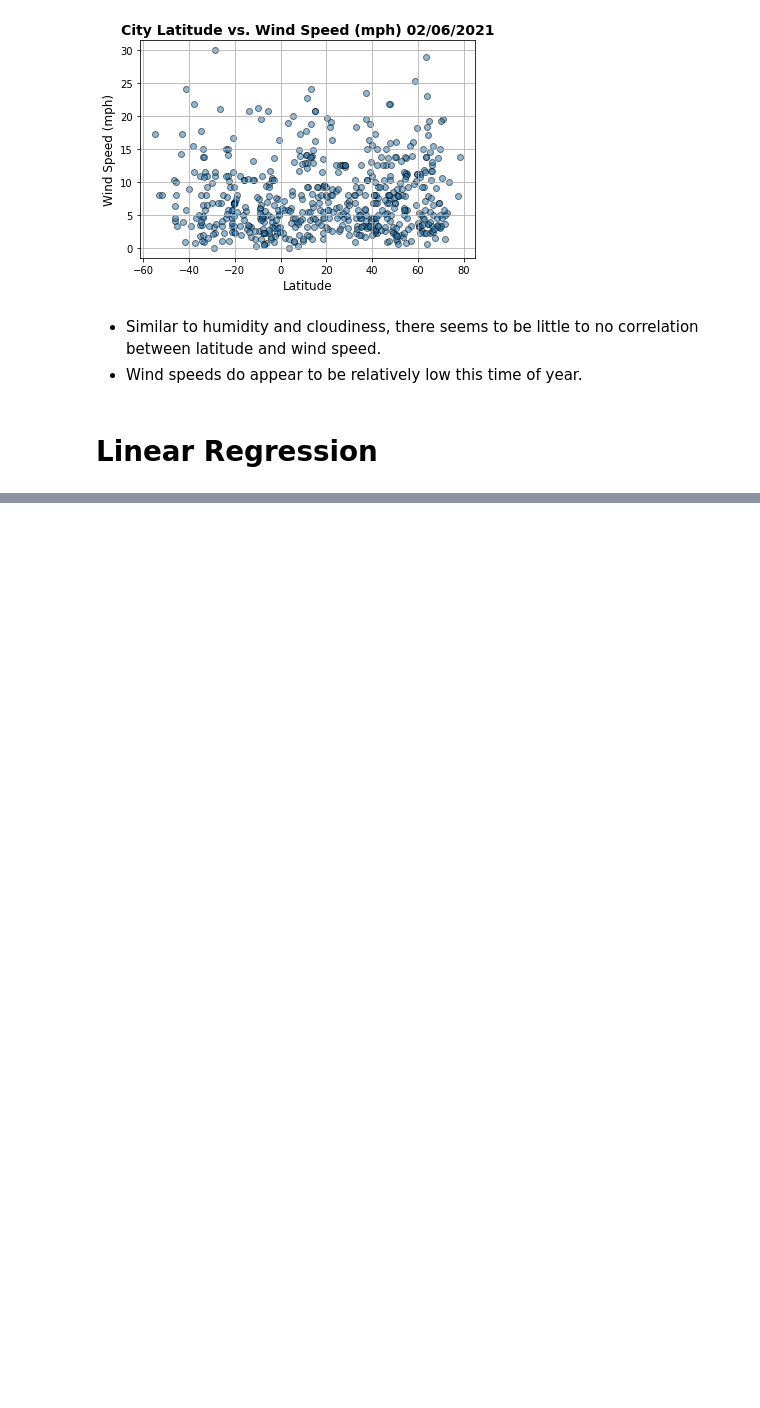
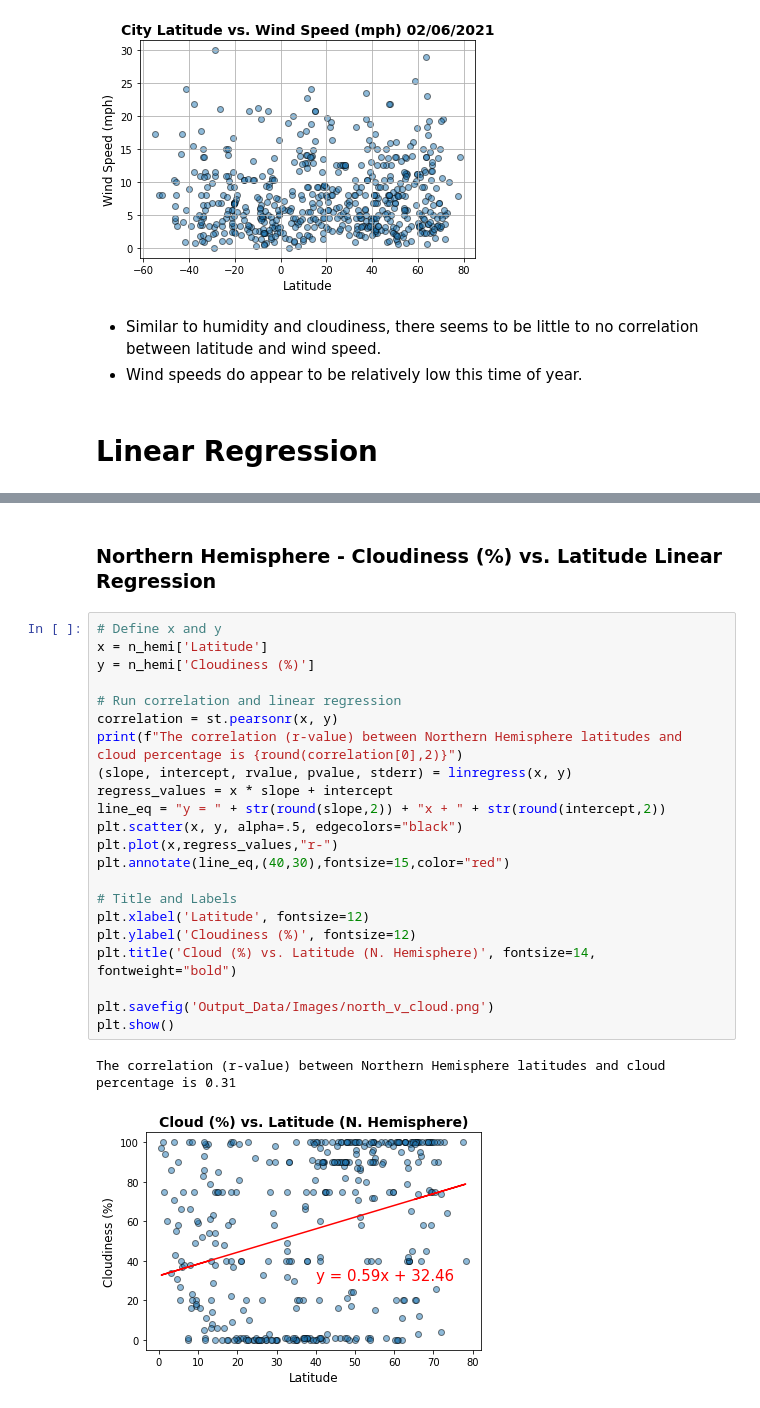
Before and after one commit to briennecole/python_api_challenge, a Jupyter notebook: WeatherPy/WeatherPy.ipynb, the cells around one changed output, grey strips where cells are left out. Saved outputs shown, nothing was run; the diff lists cells and outputs as text; blank space fills up the shorter version.

```diff
--- a/WeatherPy/WeatherPy.ipynb
+++ b/WeatherPy/WeatherPy.ipynb
@@ -303,0 +386,27 @@ The correlation (r-value) between Northern Hemisphere Latitudes and Max Temperat
+# %% [markdown]
+### Northern Hemisphere - Cloudiness (%) vs. Latitude Linear Regression
+# %%
+# Define x and y
+x = n_hemi['Latitude']
+y = n_hemi['Cloudiness (%)']
+
+# Run correlation and linear regression
+correlation = st.pearsonr(x, y)
+print(f"The correlation (r-value) between Northern Hemisphere latitudes and cloud percentage is {round(correlation[0],2)}")
+(slope, intercept, rvalue, pvalue, stderr) = linregress(x, y)
+regress_values = x * slope + intercept
+line_eq = "y = " + str(round(slope,2)) + "x + " + str(round(intercept,2))
+plt.scatter(x, y, alpha=.5, edgecolors="black")
+plt.plot(x,regress_values,"r-")
+plt.annotate(line_eq,(40,30),fontsize=15,color="red")
+
+# Title and Labels
+plt.xlabel('Latitude', fontsize=12)
+plt.ylabel('Cloudiness (%)', fontsize=12)
+plt.title('Cloud (%) vs. Latitude (N. Hemisphere)', fontsize=14, fontweight="bold")
+
+plt.savefig('Output_Data/Images/north_v_cloud.png')
+plt.show()
+# %% [output]
+The correlation (r-value) between Northern Hemisphere latitudes and cloud percentage is 0.31
+[figure, added]
```
Also changed, not shown: parts of 15 cells of this notebook, 8 other files.
